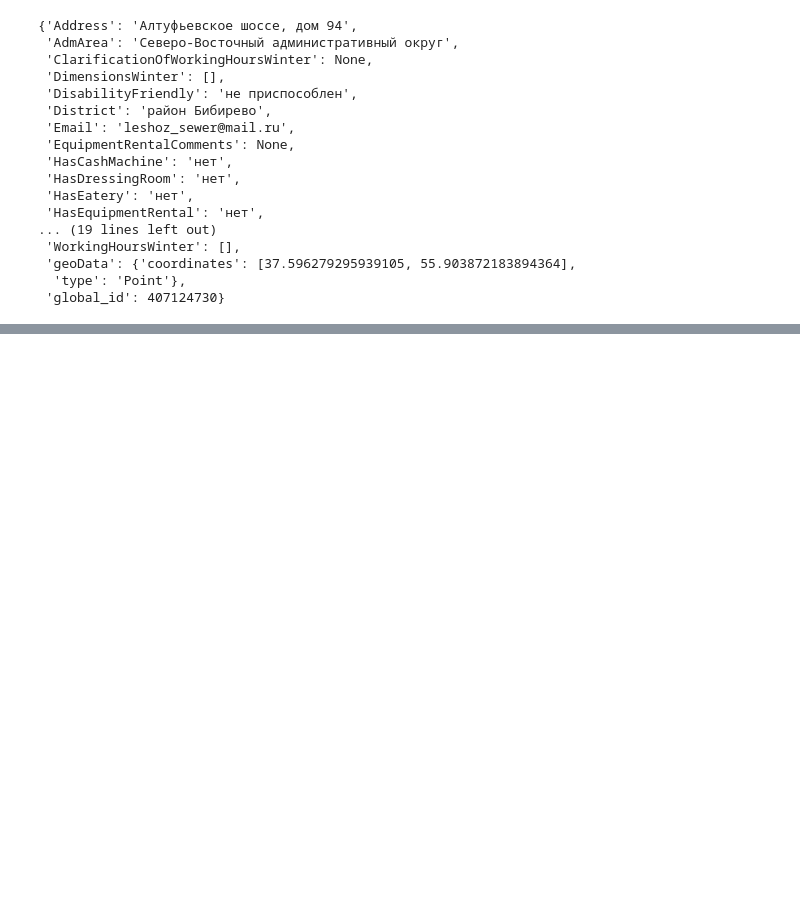
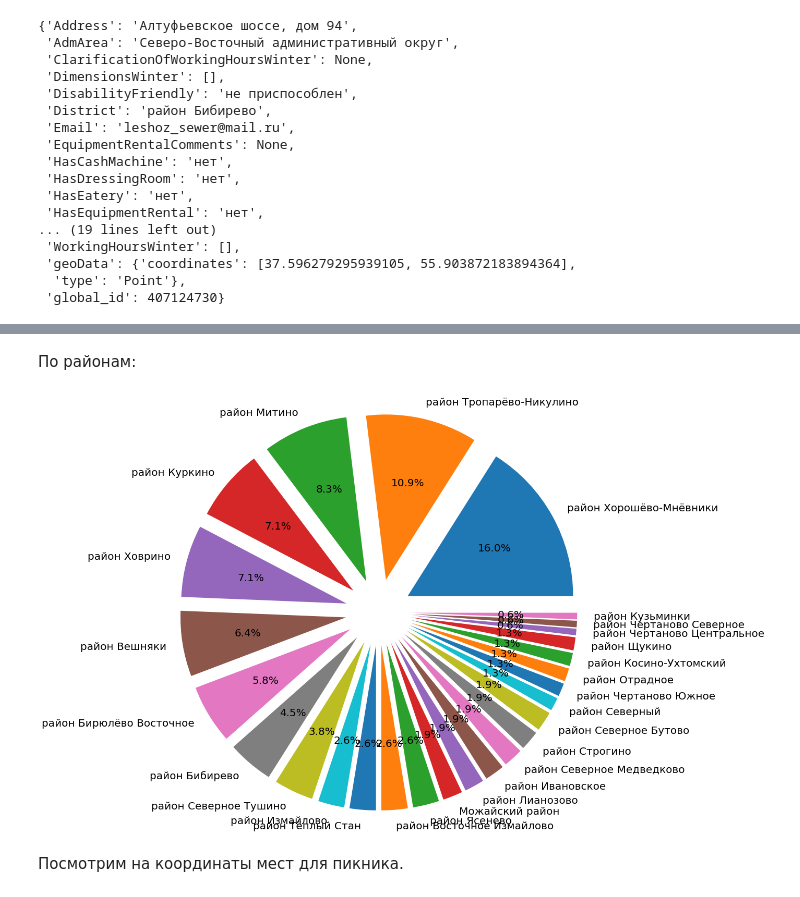
Before and after one commit to ibulgakov/MoscowPicnic, a Jupyter notebook: proba_aq.ipynb, the cells around one changed output, grey strips where cells are left out. Saved outputs shown, nothing was run; the diff lists cells and outputs as text; code cells hidden in the pictures; blank space fills up the shorter version.

```diff
--- a/proba_aq.ipynb
+++ b/proba_aq.ipynb
@@ -88,0 +112,5 @@ picnic[0]
+# %%
+for field in picnic_data[0].keys():
+    picnics_without_field = sum([1 for picnic in picnic_data if picnic[field] is None])
+    if picnics_without_field > 0:
+        print('Поле {} не заполнено у {} мест'.format(field, picnics_without_field))
@@ -88,0 +277,19 @@ picnic[0]
+# %% [markdown]
+По районам:
+# %%
+fig1, ax1 = plt.subplots(figsize=(15, 15))
+
+labels = set([picnic['District'] for picnic in picnic_data])
+sizes = [sum([1 for picnic in picnic_data if picnic['District'] == label]) for label in labels]
+
+# отсортируем по количеству мест для пикника в районе
+labels, sizes = zip(*sorted(zip(labels, sizes), key=lambda x: x[1], reverse=True))
+
+ax1.pie(sizes, labels=labels, explode=[0.2] * len(labels), autopct='%1.1f%%')
+ax1.axis('equal')  # Equal aspect ratio ensures that pie is drawn as a circle.
+
+plt.show()
+# %% [output]
+[figure, added]
+# %% [markdown]
+Посмотрим на координаты мест для пикника.
```
Also changed, not shown: parts of 43 cells of this notebook.
